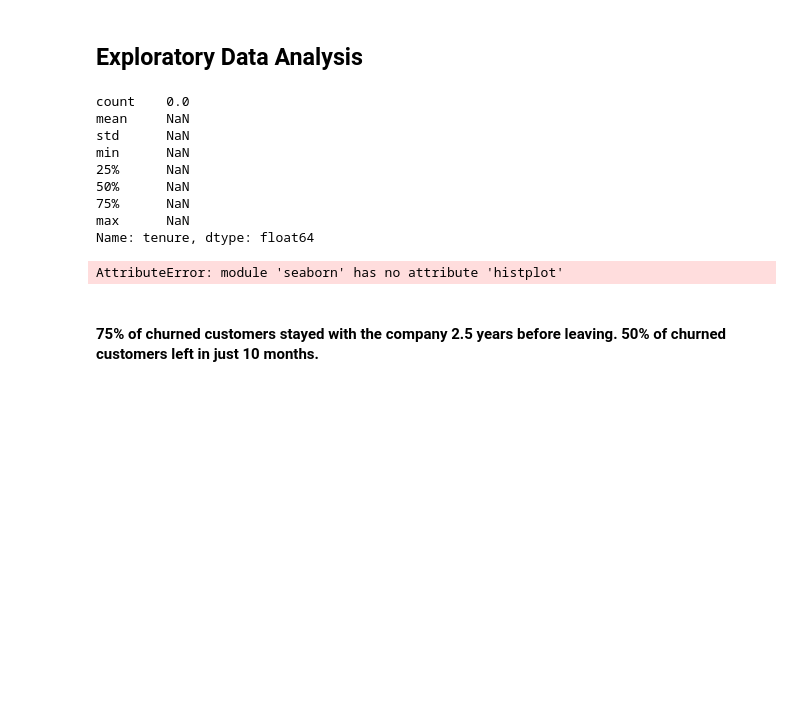
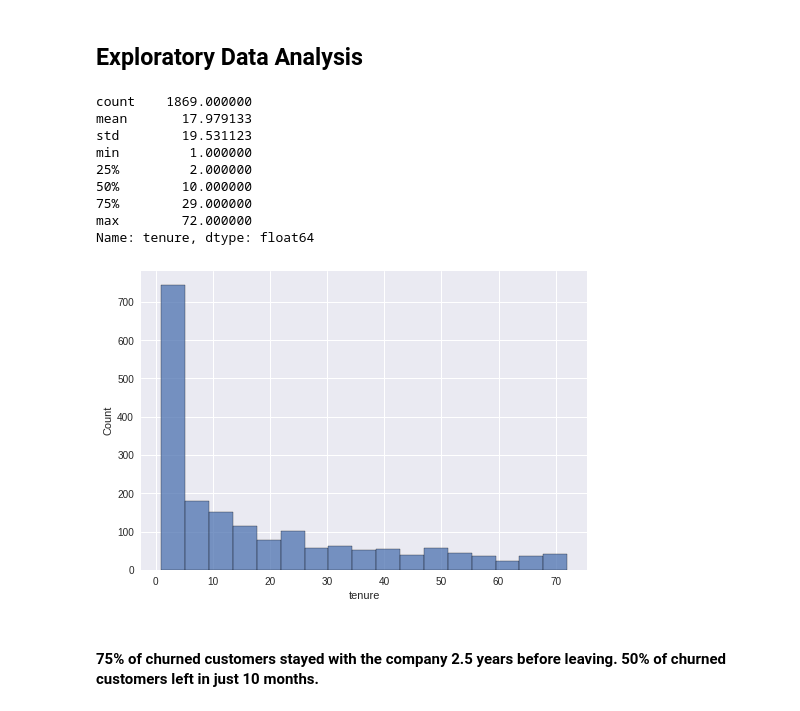
Before and after one commit to TameemAlghazaly/Data-Science-Projects, a Jupyter notebook: Customer Churn Classification/Customer Churn Project.ipynb, the cells around one changed output. Saved outputs shown, nothing was run; the diff lists cells and outputs as text; code cells hidden in the pictures; blank space fills up the shorter version.

```diff
--- a/Customer Churn Classification/Customer Churn Project.ipynb
+++ b/Customer Churn Classification/Customer Churn Project.ipynb
@@ -48,7 +48,7 @@ import seaborn as sns
 %matplotlib inline
 plt.style.use("seaborn")
 
-df = pd.read_csv('telecom_churn.csv')
+df = pd.read_csv('https://raw.githubusercontent.com/TameemAlghazaly/Data-Science-Projects/main/Customer%20Churn%20Classification/telecom_churn.csv')
 df.head()
 # %% [output]
 |  | customerID | gender | SeniorCitizen | Partner | Dependents | tenure | PhoneService | MultipleLines | ... |
@@ -300,21 +300,21 @@ df_encoded.head()
 # %% [markdown]
 ## Exploratory Data Analysis
 # %%
-df.loc[df['Churn'] == '', 'tenure'].describe()
+df.loc[df['Churn'] == 1, 'tenure'].describe()
 # %% [output]
-count    0.0
-mean     NaN
-std      NaN
-min      NaN
-25%      NaN
-50%      NaN
-75%      NaN
-max      NaN
+count    1869.000000
+mean       17.979133
+std        19.531123
+min         1.000000
+25%         2.000000
+50%        10.000000
+75%        29.000000
+max        72.000000
 Name: tenure, dtype: float64
 # %%
-sns.histplot(x='tenure', data=df[df['Churn'] == 'Yes']);
+sns.histplot(x='tenure', data=df[df['Churn'] == 1]);
 # %% [output]
-AttributeError: module 'seaborn' has no attribute 'histplot'
+[figure, added]
 # %% [markdown]
 
 #### 75% of churned customers stayed with the company 2.5 years before leaving. 50% of churned customers left in just 10 months.
```
Also changed, not shown: parts of 9 cells of this notebook.
